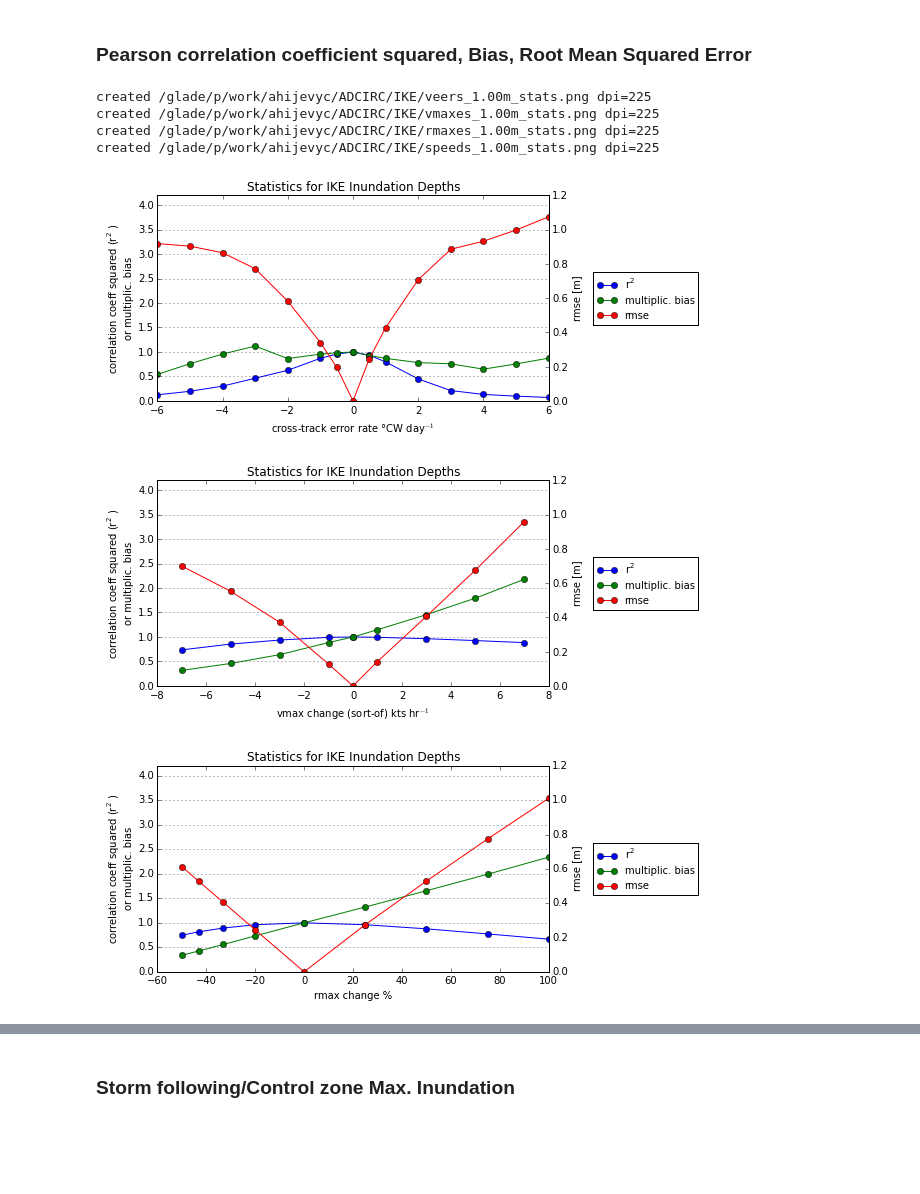
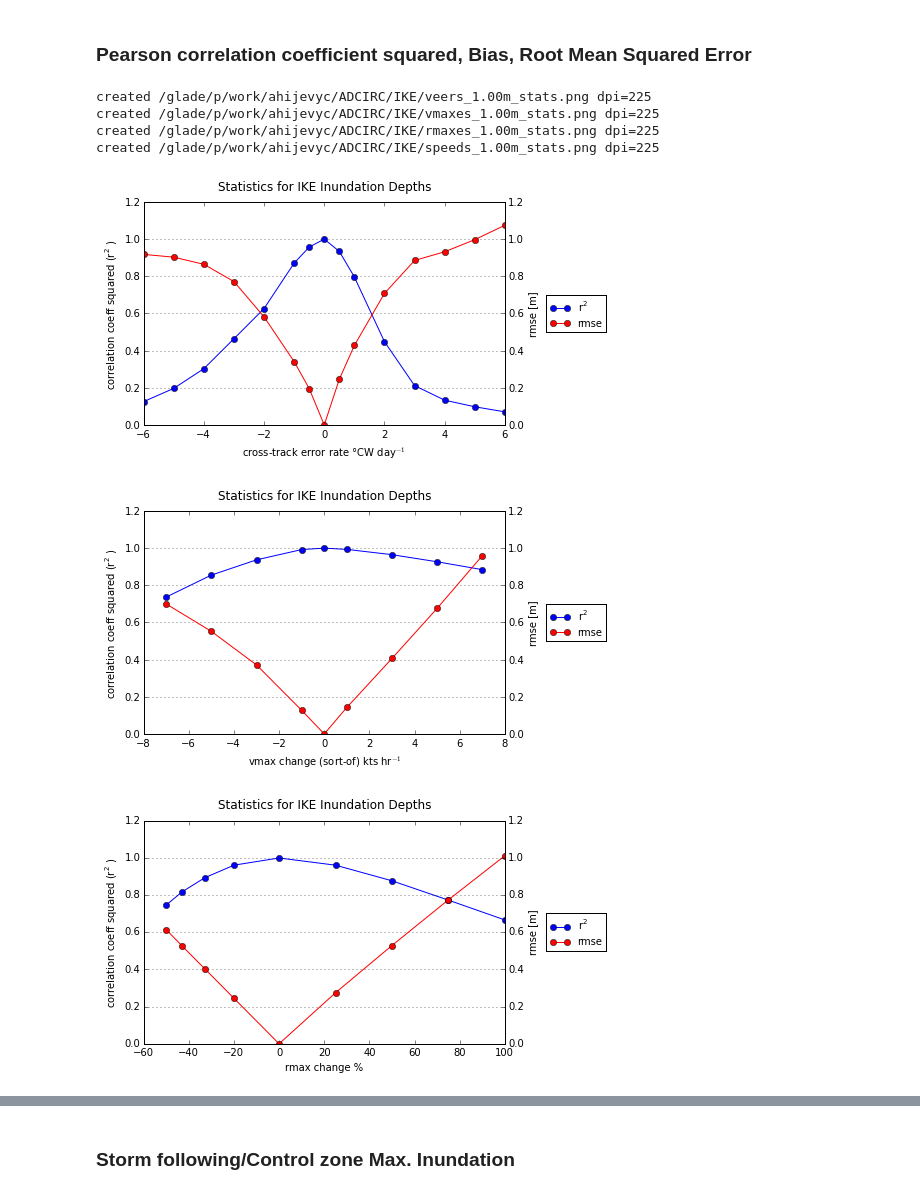
Before and after one commit to ahijevyc/ADCIRC, a Jupyter notebook: ADCIRC.ipynb, the cells around one changed output, grey strips where cells are left out. Saved outputs shown, nothing was run; the diff lists cells and outputs as text; code cells hidden in the pictures; blank space fills up the shorter version.

Commit message:
removed multi. bias line. widened crop window so legend wasn't chopped. nudged title higher.

```diff
--- a/ADCIRC.ipynb
+++ b/ADCIRC.ipynb
@@ -597,7 +597,7 @@ for perturbation in [veers, vmaxes, rmaxes, speeds]:
     bias = []
     rmse = []
     fig, ax = plt.subplots(figsize=(7,4))
-    plt.tight_layout(rect=(0.02,0.05,0.89,0.9))
+    plt.tight_layout(rect=(0.02,0.05,0.83,0.96))
 
     for i, pdir in enumerate(perturbation.dirname):
         for nc_file in glob.glob(pdir+'/*.perfectmodel.zoom1.nc'):
@@ -605,38 +605,38 @@ for perturbation in [veers, vmaxes, rmaxes, speeds]:
             fh = Dataset(nc_file, mode='r')
             r2.append(fh.variables['rc_tmp'].getncattr('r2'))
             yave = fh.variables['rc'].getncattr('yave')
             xave = fh.variables['rc'].getncattr('xave')
             bias.append(yave/xave)
             obs = fh.variables['obs'][:] # tried np.asarray() but it removed _FillValue
             model = fh.variables['model'][:]
             rmse.append(np.sqrt(np.mean((obs - model)**2)))
             As = np.argmax(model[model<6.5]) # used to find nodes to put in list A (above)
             #print As, model[As], len(perturbation.pointA), perturbation.index, i, model[A]
             perturbation.pointA[i] = model[A]
             fh.close()
 
     #print perturbation.values, r2
-    plt.title("Statistics for "+perturbation.storm.name+" Inundation Depths")
+    plt.title("Statistics for "+perturbation.storm.name+" Inundation Depths", y=1.03)
     r2p, = plt.plot(perturbation.values,r2,label='$\mathregular{r^2}$',marker='o')
-    biasp, = plt.plot(perturbation.values,bias,label='multiplic. bias',marker='o')
+    # biasp, = plt.plot(perturbation.values,bias,label='multiplic. bias',marker='o')
     ax.set_xlabel(perturbation.xlabel)
     ax.yaxis.grid()
-    ax.set_ylim(0,4.2)
-    ax.set_ylabel('correlation coeff squared ($\mathregular{r^2}$)\nor multiplic. bias')
+    ax.set_ylim(0,1.2)
+    ax.set_ylabel('correlation coeff squared ($\mathregular{r^2}$)')
     ax2 = ax.twinx()
     ax2.set_ylim(0,1.2)
     ax2.set_ylabel('rmse [m]')
     rmsep, = ax2.plot(perturbation.values,rmse,label='rmse',marker='o',color='red')
 
     # put legend to the right of the current axis
-    plt.legend(handles=[r2p,biasp,rmsep],loc='center left', bbox_to_anchor=(1.1,0.5),fontsize=10)
+    plt.legend(handles=[r2p,rmsep],loc='center left', bbox_to_anchor=(1.1,0.5),fontsize=10)
 
     status = mysavfig(perturbation.storm.basedir+perturbation.name+'_'+perturbation.Ithresh+'_stats.png',dpi=225)
 # %% [output]
 created /glade/p/work/ahijevyc/ADCIRC/IKE/veers_1.00m_stats.png dpi=225
 created /glade/p/work/ahijevyc/ADCIRC/IKE/vmaxes_1.00m_stats.png dpi=225
 created /glade/p/work/ahijevyc/ADCIRC/IKE/rmaxes_1.00m_stats.png dpi=225
 created /glade/p/work/ahijevyc/ADCIRC/IKE/speeds_1.00m_stats.png dpi=225
-[figure, old version]
+[figure, new version]
-[figure, old version]
+[figure, new version]
-[figure, old version]
+[figure, new version]
```
Also changed, not shown: parts of 2 cells of this notebook.
